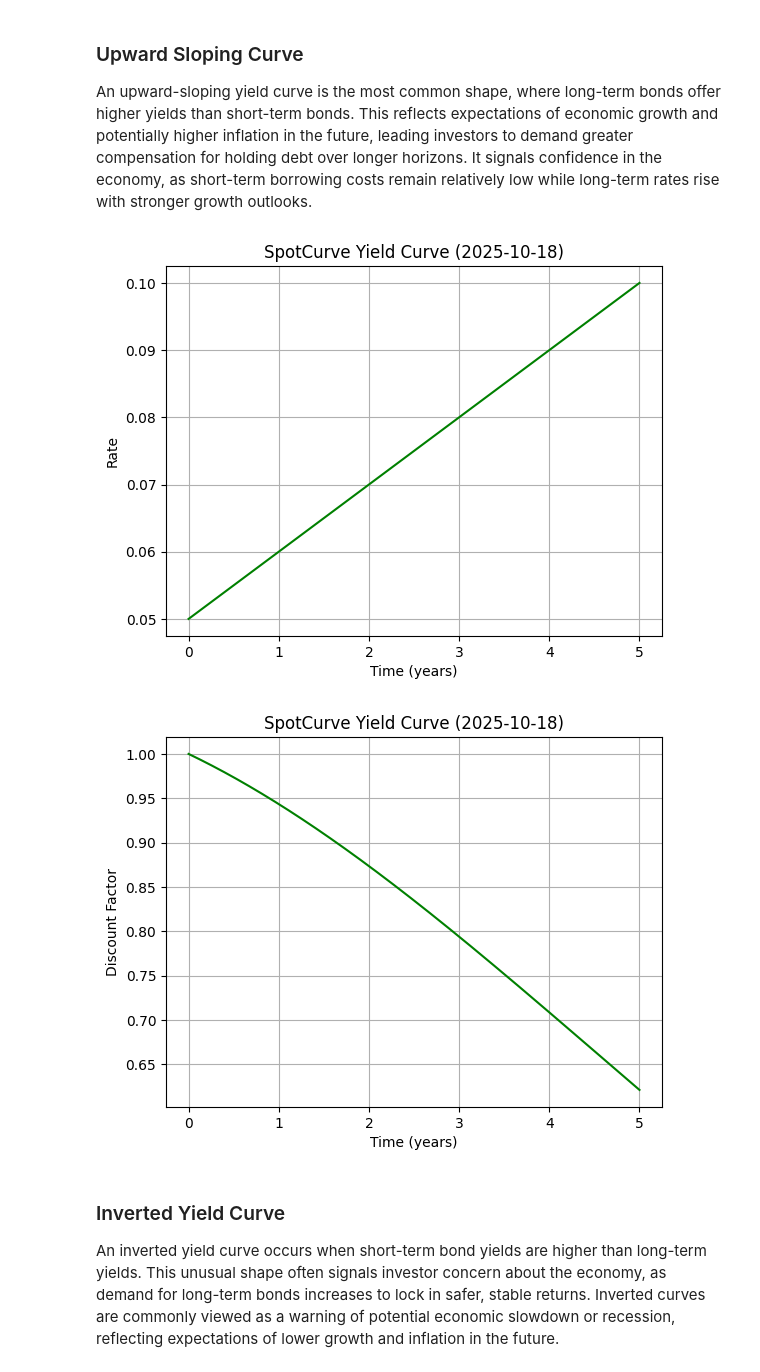
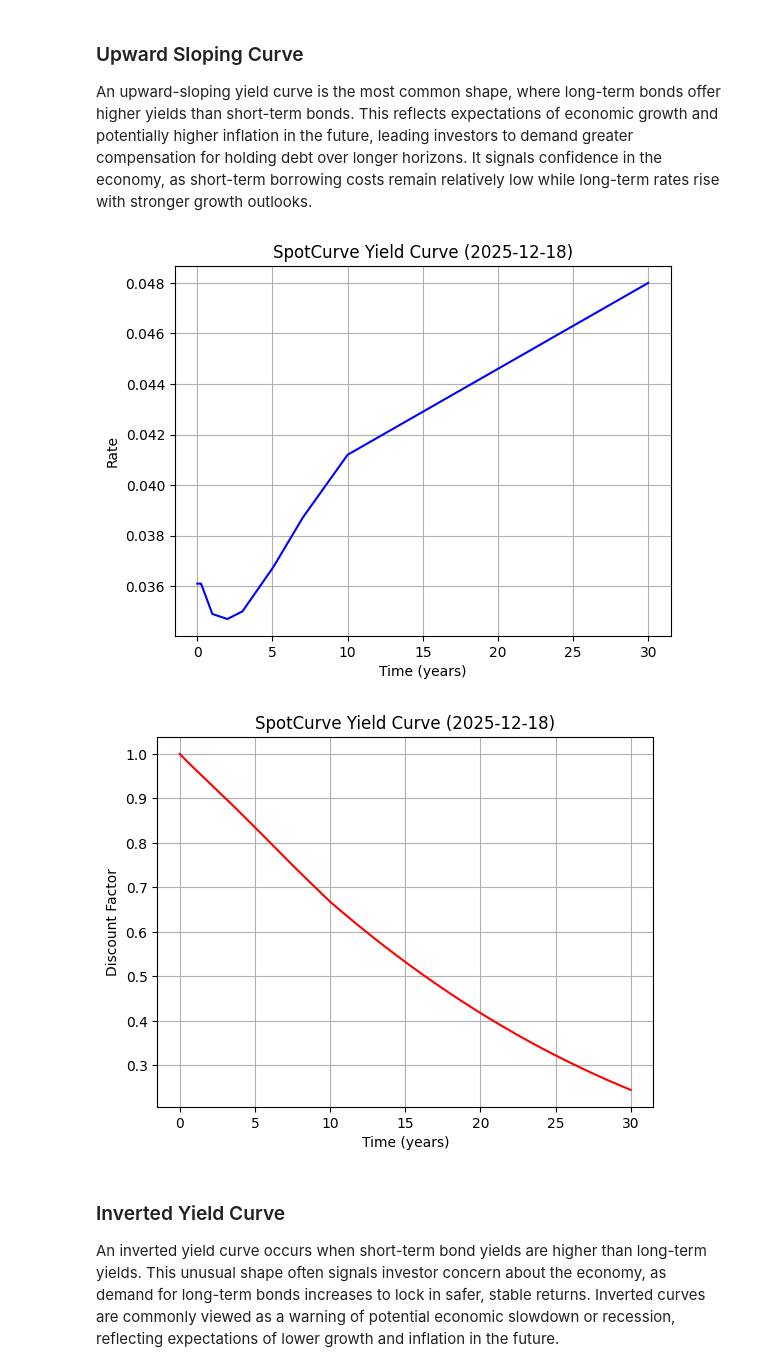
Before and after one commit to Python-Financial-Analyst/pyfian_dev, a Jupyter notebook: docs/source/Topics/fixed_income/05_curves.ipynb, the cells around one changed output. Drawn from its saved outputs; the diff is of its cells as text; code cells hidden in the pictures.

```diff
--- a/docs/source/Topics/fixed_income/05_curves.ipynb
+++ b/docs/source/Topics/fixed_income/05_curves.ipynb
@@ -61,32 +64,43 @@ flat_curve.plot_curve(t_max=5, n=1000, kind="discount")
 
 An upward-sloping yield curve is the most common shape, where long-term bonds offer higher yields than short-term bonds. This reflects expectations of economic growth and potentially higher inflation in the future, leading investors to demand greater compensation for holding debt over longer horizons. It signals confidence in the economy, as short-term borrowing costs remain relatively low while long-term rates rise with stronger growth outlooks.
 # %%
-# Define spot rates by time-to-maturity (in years)
-upward_sloping_curve = SpotCurve(
-    curve_date="2025-10-18",
-    zero_rates={
-        0.0: 0.05,
-        1.0: 0.06,
-        2.0: 0.07,
-        3.0: 0.08,
-        4.0: 0.09,
-        5.0: 0.10,
-    },
+# U.S. Treasury constant maturity yields (Dec 18, 2025)
+market_zero_rates = {
+    0.25: 0.0361,  # 3 month
+    1.0:  0.0349,  # 1-year
+    2.0:  0.0347,  # 2-year
+    3.0:  0.0350,  # 3-year
+    5.0:  0.0367,  # 5-year
+    7.0:  0.0387,  # 7-year
+    10.0: 0.0412,  # 10-year
+    30.0: 0.0480,  # 30-year
+}
+
+spot_curve = SpotCurve(
+    curve_date="2025-12-18",
+    zero_rates=market_zero_rates
 )
 
-# Plot yield curve
-upward_sloping_curve.plot_curve(
-    t_max=5, n=1000, kind="rate", label="Upward-Sloping Yield Curve", color="green"
+# Plot the yield curve
+spot_curve.plot_curve(
+    t_max=30,
+    n=1000,
+    kind="rate",
+    label="U.S. Treasury Yield Curve (Market)",
+    color="blue"
 )
 
-
-# Plot yield curve
-upward_sloping_curve.plot_curve(
-    t_max=5, n=1000, kind="discount", label="Upward-Sloping Yield Curve", color="green"
+# Plot the discount curve
+spot_curve.plot_curve(
+    t_max=30,
+    n=1000,
+    kind="discount",
+    label="U.S. Treasury Discount Factor Curve (Market)",
+    color="red"
 )
 # %% [output]
-[figure, old version]
+[figure, new version]
-[figure, old version]
+[figure, new version]
 # %% [markdown]
 ### Inverted Yield Curve
 An inverted yield curve occurs when short-term bond yields are higher than long-term yields. This unusual shape often signals investor concern about the economy, as demand for long-term bonds increases to lock in safer, stable returns. Inverted curves are commonly viewed as a warning of potential economic slowdown or recession, reflecting expectations of lower growth and inflation in the future.
```
Also changed, not shown: parts of 4 cells of this notebook, 43 other files.
